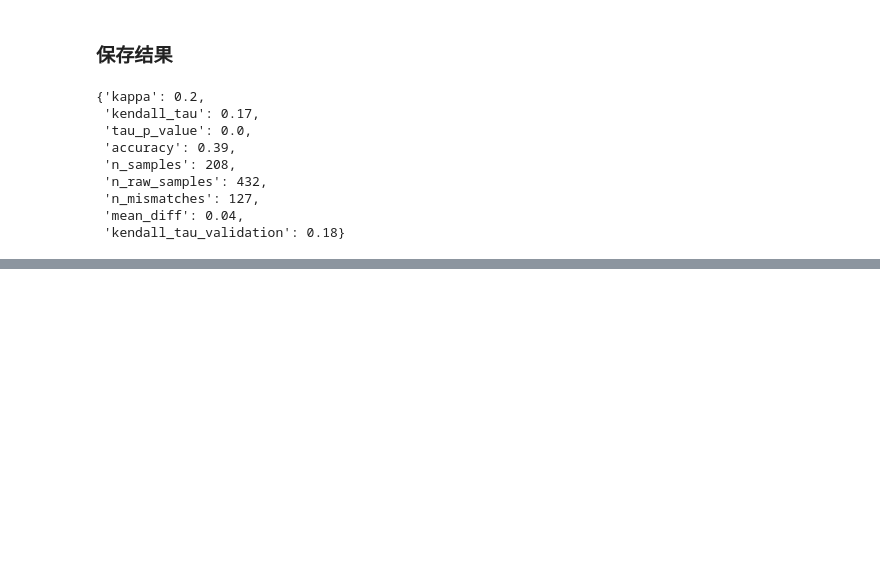
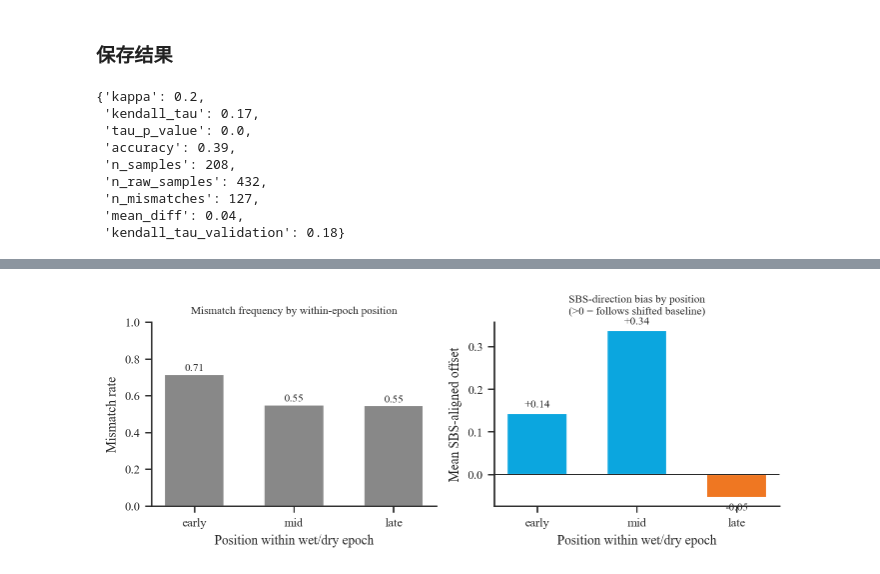
Before and after one commit to SongshGeo/shifting_baseline, a Jupyter notebook: reports/mismatch.ipynb, the cells around one changed output, grey strips where cells are left out. Cells and saved outputs as stored; diff of their text form; code cells hidden in the pictures; blank space fills up the shorter version.

```diff
--- a/reports/mismatch.ipynb
+++ b/reports/mismatch.ipynb
@@ -273,0 +469,96 @@ results
+# %%
+# ================================================
+# 误分类是否集中在干/湿时段「末端」？—— 段内相对位置(phase)分析
+# ================================================
+import numpy as np
+import pandas as pd
+import matplotlib.pyplot as plt
+from shifting_baseline.utils.calc import low_pass_filter
+from shifting_baseline.constants import COLORS
+
+MIN_EPOCH_LEN = 10  # 只看 >=10 年的干/湿段，phase 才有意义
+
+offset = (
+    mismatch_report.pred_clean.astype("float")
+    - mismatch_report.true_clean.astype("float")
+).dropna()
+trend = (
+    low_pass_filter(combined["mean"], **cfg.get("low_pass", {}))
+    .reindex(offset.index)
+    .dropna()
+)
+
+# 切分同号连续段（干/湿时段）
+sign = np.sign(trend.values)
+yrs = trend.index.values
+epochs, st = [], 0
+for i in range(1, len(sign) + 1):
+    if i == len(sign) or sign[i] != sign[st]:
+        if sign[st] != 0 and (yrs[i - 1] - yrs[st] + 1) >= MIN_EPOCH_LEN:
+            epochs.append((yrs[st], yrs[i - 1], int(sign[st])))
+        st = i
+log.info(
+    "用于分析的干/湿时段数(>=%dyr): %d，段长: %s",
+    MIN_EPOCH_LEN,
+    len(epochs),
+    [int(e - s + 1) for s, e, _ in epochs],
+)
+
+# 给每个比较年分配 phase(0=段首,1=段末) 与 SBS对齐偏置(aligned>0 即符合 SBS 方向)
+rows = []
+for y, off in offset.items():
+    for s, e, sg in epochs:
+        if s <= y <= e:
+            rows.append((y, (y - s) / max(1, e - s), off, off != 0, -sg * off))
+            break
+d = pd.DataFrame(rows, columns=["year", "phase", "offset", "is_mm", "aligned"])
+
+d["bin"] = pd.cut(
+    d.phase,
+    [0, 1 / 3, 2 / 3, 1.0],
+    labels=["early", "mid", "late"],
+    include_lowest=True,
+)
+g = d.groupby("bin", observed=True).agg(
+    n=("is_mm", "size"),
+    mismatch_rate=("is_mm", "mean"),
+    mean_aligned=("aligned", "mean"),
+)
+log.info("phase 分箱：\n%s", g.round(3).to_string())
+log.info(
+    "corr(phase, |offset|)=%.3f | corr(phase, SBS-aligned)=%.3f  (>0 才支持'末端集中')",
+    d.phase.corr(d.offset.abs()),
+    d.phase.corr(d.aligned),
+)
+
+# —— 作图：两个分箱条形 ——
+fig, (axL, axR) = plt.subplots(1, 2, figsize=(7, 2.8))
+x = np.arange(len(g))
+
+axL.bar(x, g.mismatch_rate, color="#888888", width=0.6)
+for xi, v in zip(x, g.mismatch_rate):
+    axL.text(xi, v + 0.02, f"{v:.2f}", ha="center", fontsize=8)
+axL.set_ylim(0, 1)
+axL.set_ylabel("Mismatch rate")
+axL.set_title("Mismatch frequency by within-epoch position", fontsize=8)
+
+cols = [COLORS[-1] if v > 0 else COLORS[0] for v in g.mean_aligned]
+axR.bar(x, g.mean_aligned, color=cols, width=0.6)
+axR.axhline(0, color="black", lw=0.6)
+for xi, v in zip(x, g.mean_aligned):
+    axR.text(xi, v + (0.015 if v >= 0 else -0.03), f"{v:+.2f}", ha="center", fontsize=8)
+axR.set_ylabel("Mean SBS-aligned offset")
+axR.set_title(
+    "SBS-direction bias by position\n(>0 = follows shifted baseline)", fontsize=8
+)
+
+for ax in (axL, axR):
+    ax.set_xticks(x)
+    ax.set_xticklabels(g.index)
+    ax.set_xlabel("Position within wet/dry epoch")
+    ax.spines["top"].set_visible(False)
+    ax.spines["right"].set_visible(False)
+fig.tight_layout()
+# fig.savefig(f"{cfg.ds.figs}/mismatch_epoch_phase.png", dpi=300, bbox_inches="tight")
+plt.show();
+# %% [output]
@@ -273,0 +573 @@ results
+[figure, added]
```
Also changed, not shown: parts of 10 cells of this notebook, 17 other files.
